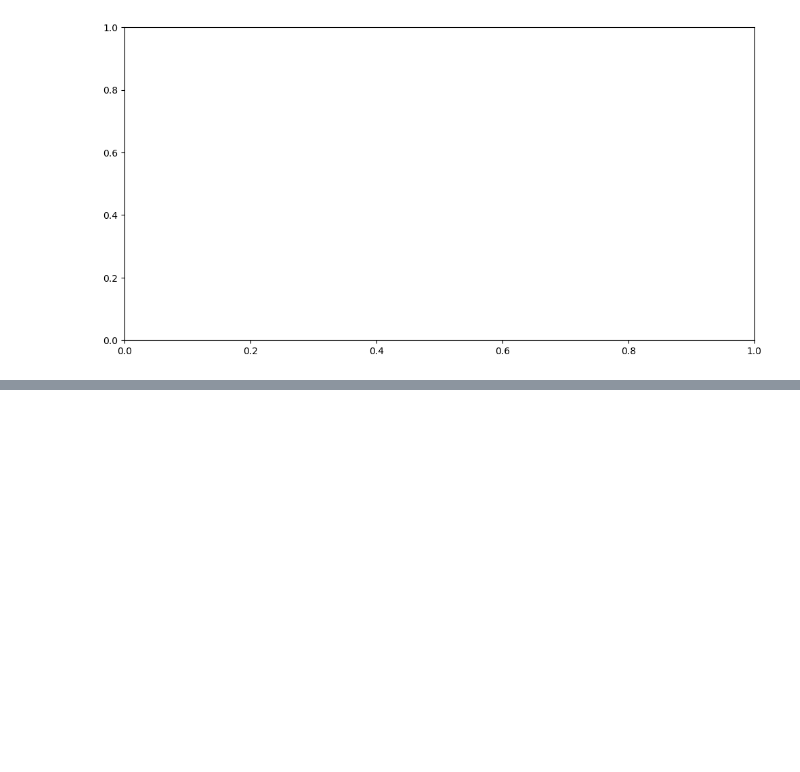
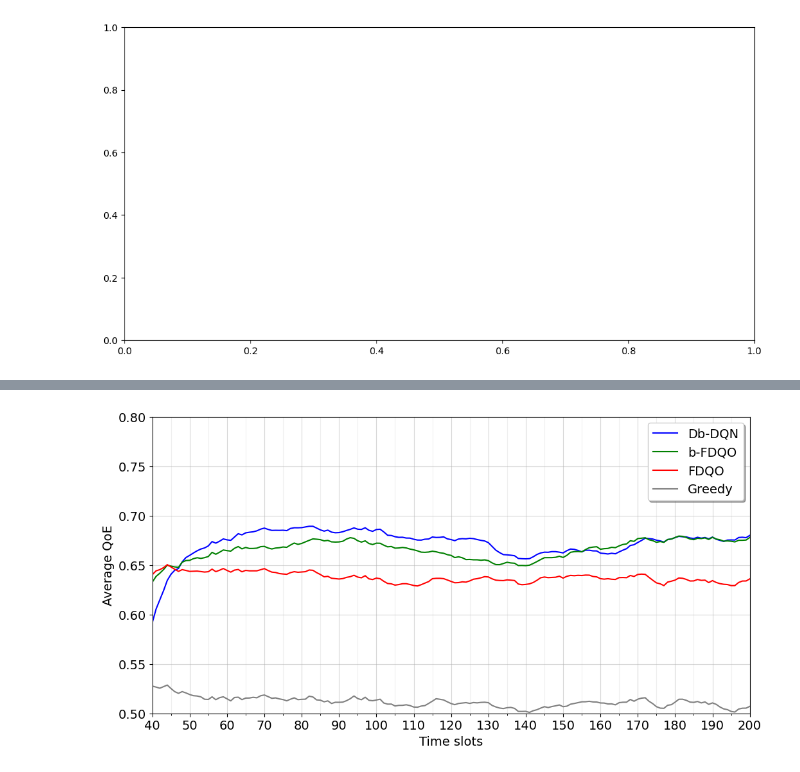
Before and after one commit to Tahuubinh/Offloading_to_Vehicles_2, a Jupyter notebook: Mec_ver4-main/result/Jup_result1.ipynb, the cells around one changed output, grey strips where cells are left out. Saved outputs shown, nothing was run; the diff lists cells and outputs as text; code cells hidden in the pictures; blank space fills up the shorter version.

```diff
--- a/Mec_ver4-main/result/Jup_result1.ipynb
+++ b/Mec_ver4-main/result/Jup_result1.ipynb
@@ -230,3 +323,75 @@ plt.plot([-1,1,2,4], [max(df['Average QoE of the last '+str(200-b)+' time slots'
+# %%
+import numpy as np
+import matplotlib.pyplot as plt
+plt.style.use('default')
+import pandas as pd
+from scipy.interpolate import make_interp_spline
+
+plt.rcParams.update({'font.size': 14})
+plt.rcParams['figure.figsize'] = [12, 6]
+plt.rcParams['figure.dpi'] = 100 # 200 e.g. is really fine, but slower
+fig = plt.figure()
+ax = fig.add_subplot(1, 1, 1)
+
+#data1 = pd.read_csv("FDQO_5phut_M900_1000_200steps_g0.9.csv").values[:201, 1]
+data1 = pd.read_csv("result1/Ver1_Alg_result/FDQO_5phut_M900_1000_0.9_200steps.csv").values[:201, 1]
+# data2 = pd.read_csv("BDQL_5phut_M900_1000_200steps_gamma_0.9.csv").values[:201, 1]
+# data3 = pd.read_csv("FDQO_5phut_M900_1000_0.9_baseline0.4_g0.5_queue2k.csv").values[:201, 1]
+# data4 = pd.read_csv("FDQO_5phut_M900_1000_0.9_g0.7.csv.csv").values[:201, 1]
+# data5 = pd.read_csv("FDQO_5phut_M900_1000_200steps_g0.9.csv").values[:201, 1]
+# data6 = pd.read_csv("FDQO_5phut_M900_1000_0.9_g0.6.csv").values[:201, 1]
+# data61 = pd.read_csv("../First5timeslots/FDQO_5phut_M900_1000_0.9_g0.5.csv").values[:201, 1]
+data7 = pd.read_csv("result1/RGreedy/1/RGreedy_5phut.csv").values[:201, 2]
+number = [i for i in range(data1.shape[0])]
+moving_average_step = 40
+df2 = pd.DataFrame(data=data2, columns=["value"])
+df_ma2 = df2.value.rolling(moving_average_step, center=False, closed='left').mean()
+df_ma2.plot(color="blue", label = "Db-DQN")
+df3 = pd.DataFrame(data=data3, columns=["value"])
+df_ma3 = df3.value.rolling(moving_average_step, center=False, closed='left').mean()
+df_ma3.plot(color="green", label = "b-FDQO")
+# df61 = pd.DataFrame(data=data61, columns=["value"])
+# df_ma61 = df61.value.rolling(moving_average_step, center=False, closed='left').mean()
+# df_ma61.plot(color="black", label = "FDQO $\gamma = 0.5$")
+# df6 = pd.DataFrame(data=data6, columns=["value"])
+# df_ma6 = df6.value.rolling(moving_average_step, center=False, closed='left').mean()
+# df_ma6.plot(color="violet", label = "FDQO $\gamma = 0.6$")
+
+# df4 = pd.DataFrame(data=data4, columns=["value"])
+# df_ma4 = df4.value.rolling(moving_average_step, center=False, closed='left').mean()
+# df_ma4.plot(color="orange", label = "FDQO $\gamma = 0.7$")
+df1 = pd.DataFrame(data=data1, columns=["value"])
+df_ma1 = df1.value.rolling(moving_average_step, center=False, closed='left').mean()
+df_ma1.plot(color="red", label = "FDQO")
+# df5 = pd.DataFrame(data=data5, columns=["value"])
+# df_ma5 = df5.value.rolling(moving_average_step, center=False, closed='left').mean()
+# df_ma5.plot(color="purple", label = "FDQO $\gamma = 0.9$")
+df7 = pd.DataFrame(data=data7, columns=["value"])
+df_ma7 = df7.value.rolling(moving_average_step, center=False, closed='left').mean()
+df_ma7.plot(color="gray", label = "Greedy")
+plt.xlabel("Time slots")
+plt.ylabel("Average QoE")
+plt.legend(fancybox=True, shadow=True)
+# plt.xticks(np.arange(0, 101, 5.0))
+# plt.axis([0, 100, 0, 1])
+ax.axis([moving_average_step, 100, 0.5, 0.75])
+major_ticks = np.arange(moving_average_step, 201, 10)
+minor_ticks = np.arange(moving_average_step, 201, 5)
+
+ax.set_xticks(major_ticks)
+ax.set_xticks(minor_ticks, minor=True)
+ax.set_yticks(np.arange(0.5,0.8,0.05))
+ax.set_yticks(np.arange(0.5,0.8,0.05), minor=True)
+
+ax.grid(which='both')
+
+# Or if you want different settings for the grids:
+ax.grid(which='minor', alpha=0.2)
+ax.grid(which='major', alpha=0.5)
+plt.savefig("../Pictures/bFDQO_200tslots_vs_others_moving_average_not_gamma.pdf")
+plt.show()
+# %% [output]
+[figure, added]
 # %%
 import numpy as np
 import matplotlib.pyplot as plt
```
Also changed, not shown: parts of 25 cells of this notebook, 28 other files.
